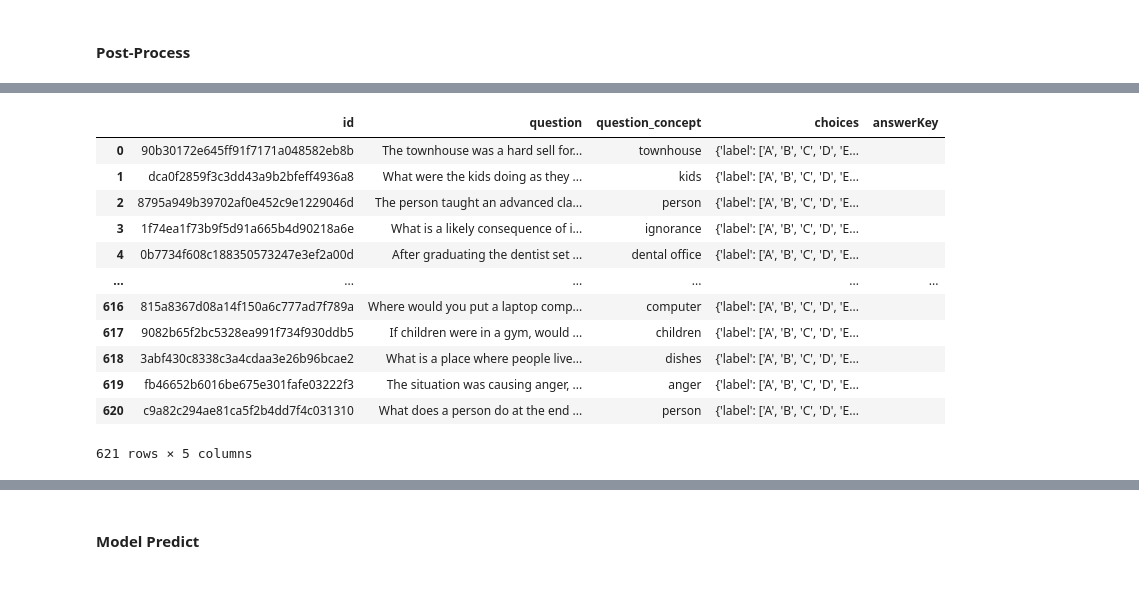
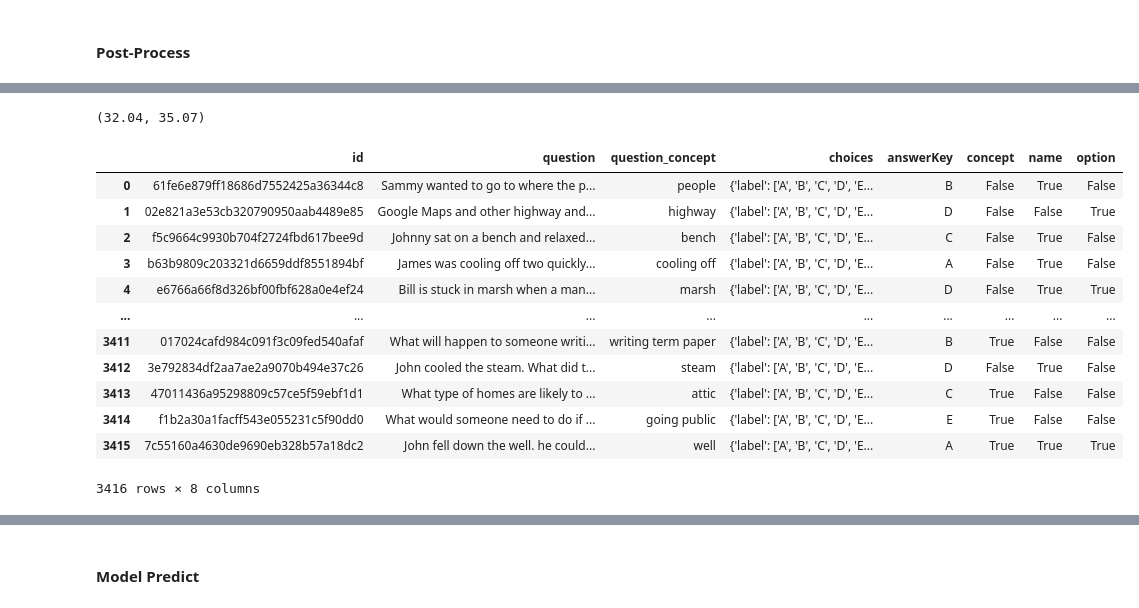
Before and after one commit to rifkiaputri/id-csqa, a Jupyter notebook: generate_dataset.ipynb, the cells around one changed output, grey strips where cells are left out. Saved outputs shown, nothing was run; the diff lists cells and outputs as text; code cells hidden in the pictures.

```diff
--- a/generate_dataset.ipynb
+++ b/generate_dataset.ipynb
@@ -22,5 +23,5 @@ Found cached dataset commonsense_qa (/mnt/nas2/kikiputri/cache/commonsense_qa/de
 # %% [markdown]
 #### Post-Process
 # %%
-nlp = stanza.Pipeline(lang='en', processors='tokenize,lemma', device=7)
+nlp = stanza.Pipeline(lang='en', processors='tokenize,lemma', device=0, model_dir=os.environ['HF_HOME'], download_method=None)
 # %% [output]
@@ -72,11 +70,24 @@ excluded_concepts = [
 ]
 # %%
-general_questions = []
+general_questions, rephrase_questions = [], []
 for item in tqdm(en_csqa):
     q_id = item['id']
 
+    # Check q concept offensiveness
+    options_str = ' '.join(item['choices']['text']).lower()
+    is_offensive = any(ex in item['question'].lower() for ex in excluded_concepts) or \
+        any(ex in options_str for ex in excluded_concepts)
+    if is_offensive:
+        continue
+
+    # Check options ambiguity
+    options_lemma = [get_options_lemma(option) for option in item['choices']['text']]
+    is_options_ambiguous = len(set(options_lemma)) != len(options_lemma)
+    if is_options_ambiguous:
+        continue
+
     # Check name relevancy
-    is_name_irrelevant = "'no'" in relevancy_df.loc[q_id, 'names']
+    is_name_irrelevant = relevancy_df.loc[q_id, 'names'] != "[]"
 
     # Check options relevancy
     options = [
@@ -87,18 +98,15 @@ for item in tqdm(en_csqa):
     is_option_irrelevant = 'no' in options
 
     # Check q concept relevancy
-    is_concept_relevant = relevancy_df.loc[q_id, 'q_concept'] == 'yes'
+    yes_count = relevancy_df.loc[q_id, 'q_concept'].count('yes')
+    no_count = relevancy_df.loc[q_id, 'q_concept'].count('no')
 
-    # Check q concept offensiveness
-    options_str = ' '.join(item['choices']['text']).lower()
-    is_offensive = any(ex in item['question'].lower() for ex in excluded_concepts) or \
-        any(ex in options_str for ex in excluded_concepts)
-
-    # Check options ambiguity
-    options_lemma = [get_options_lemma(option) for option in item['choices']['text']]
-    is_options_ambiguous = len(set(options_lemma)) != len(options_lemma)
-
-    if not is_name_irrelevant and not is_option_irrelevant and is_concept_relevant \
-            and not is_offensive and not is_options_ambiguous:
+    if not is_name_irrelevant and not is_option_irrelevant and yes_count >= 4:
         general_questions.append(item)
+    else:
+        if no_count >= 4 or is_name_irrelevant or is_option_irrelevant:
+            item['concept'] = no_count >= 4
+            item['name'] = is_name_irrelevant
+            item['option'] = is_option_irrelevant
+            rephrase_questions.append(item)
 # %%
@@ -108,19 +116,25 @@ len(general_questions)
+# %%
+
+round(len(general_questions)/len(en_csqa)*100,2), round(len(rephrase_questions)/len(en_csqa)*100,2)
+# %% [output]
+(32.04, 35.07)
 # %%
-general_q_df = pd.DataFrame(general_questions)
+q_df_general = pd.DataFrame(general_questions)
+q_df_rephrase = pd.DataFrame(rephrase_questions)
-# %%
-general_q_df
-# %% [output]
-|  | id | question | question_concept | choices | answerKey |
-| 0 | 90b30172e645ff91f7171a048582eb8b | The townhouse was a hard sell for... | townhouse | {'label': ['A', 'B', 'C', 'D', 'E... |  |
-| 1 | dca0f2859f3c3dd43a9b2bfeff4936a8 | What were the kids doing as they ... | kids | {'label': ['A', 'B', 'C', 'D', 'E... |  |
-| 2 | 8795a949b39702af0e452c9e1229046d | The person taught an advanced cla... | person | {'label': ['A', 'B', 'C', 'D', 'E... |  |
-| 3 | 1f74ea1f73b9f5d91a665b4d90218a6e | What is a likely consequence of i... | ignorance | {'label': ['A', 'B', 'C', 'D', 'E... |  |
-| 4 | 0b7734f608c188350573247e3ef2a00d | After graduating the dentist set ... | dental office | {'label': ['A', 'B', 'C', 'D', 'E... |  |
-| ... | ... | ... | ... | ... | ... |
-| 616 | 815a8367d08a14f150a6c777ad7f789a | Where would you put a laptop comp... | computer | {'label': ['A', 'B', 'C', 'D', 'E... |  |
-| 617 | 9082b65f2bc5328ea991f734f930ddb5 | If children were in a gym, would ... | children | {'label': ['A', 'B', 'C', 'D', 'E... |  |
-| 618 | 3abf430c8338c3a4cdaa3e26b96bcae2 | What is a place where people live... | dishes | {'label': ['A', 'B', 'C', 'D', 'E... |  |
-| 619 | fb46652b6016be675e301fafe03222f3 | The situation was causing anger, ... | anger | {'label': ['A', 'B', 'C', 'D', 'E... |  |
-| 620 | c9a82c294ae81ca5f2b4dd7f4c031310 | What does a person do at the end ... | person | {'label': ['A', 'B', 'C', 'D', 'E... |  |
-621 rows × 5 columns
+# %%
+q_df_rephrase
+# %% [output]
+|  | id | question | question_concept | choices | answerKey | concept | name | option |
+| 0 | 61fe6e879ff18686d7552425a36344c8 | Sammy wanted to go to where the p... | people | {'label': ['A', 'B', 'C', 'D', 'E... | B | False | True | False |
+| 1 | 02e821a3e53cb320790950aab4489e85 | Google Maps and other highway and... | highway | {'label': ['A', 'B', 'C', 'D', 'E... | D | False | False | True |
+| 2 | f5c9664c9930b704f2724fbd617bee9d | Johnny sat on a bench and relaxed... | bench | {'label': ['A', 'B', 'C', 'D', 'E... | C | False | True | False |
+| 3 | b63b9809c203321d6659ddf8551894bf | James was cooling off two quickly... | cooling off | {'label': ['A', 'B', 'C', 'D', 'E... | A | False | True | False |
+| 4 | e6766a66f8d326bf00fbf628a0e4ef24 | Bill is stuck in marsh when a man... | marsh | {'label': ['A', 'B', 'C', 'D', 'E... | D | False | True | True |
+| ... | ... | ... | ... | ... | ... | ... | ... | ... |
+| 3411 | 017024cafd984c091f3c09fed540afaf | What will happen to someone writi... | writing term paper | {'label': ['A', 'B', 'C', 'D', 'E... | B | True | False | False |
+| 3412 | 3e792834df2aa7ae2a9070b494e37c26 | John cooled the steam. What did t... | steam | {'label': ['A', 'B', 'C', 'D', 'E... | D | False | True | False |
+| 3413 | 47011436a95298809c57ce5f59ebf1d1 | What type of homes are likely to ... | attic | {'label': ['A', 'B', 'C', 'D', 'E... | C | True | False | False |
+| 3414 | f1b2a30a1facff543e055231c5f90dd0 | What would someone need to do if ... | going public | {'label': ['A', 'B', 'C', 'D', 'E... | E | True | False | False |
+| 3415 | 7c55160a4630de9690eb328b57a18dc2 | John fell down the well. he could... | well | {'label': ['A', 'B', 'C', 'D', 'E... | A | True | True | True |
+3416 rows × 8 columns
 # %%
```
Also changed, not shown: parts of 27 cells of this notebook.
